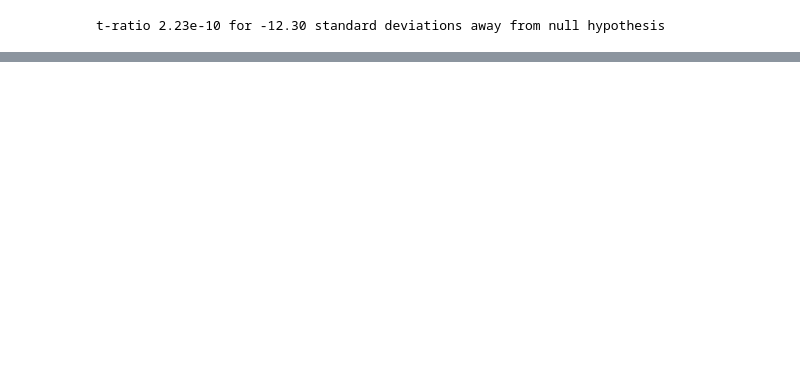
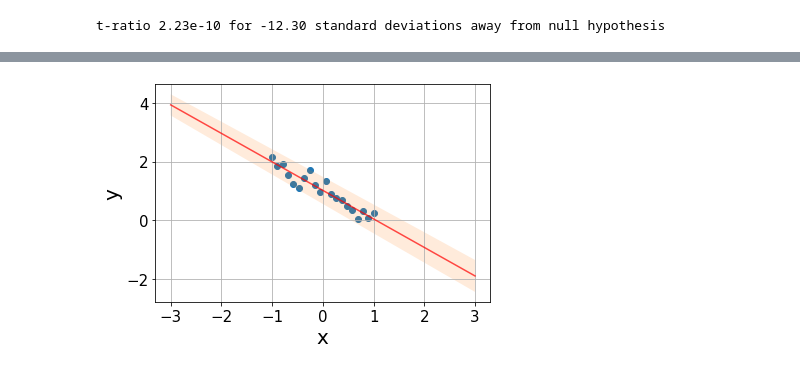
Before and after one commit to ScorpXOY/blog, a Jupyter notebook: _notebooks/2021-10-06-regression.ipynb, the cells around one changed output, grey strips where cells are left out. Saved outputs shown, nothing was run; the diff lists cells and outputs as text; code cells hidden in the pictures; blank space fills up the shorter version.

```diff
--- a/_notebooks/2021-10-06-regression.ipynb
+++ b/_notebooks/2021-10-06-regression.ipynb
@@ -83,8 +83,8 @@ considering that every term in the $SS$ can be expressed as $(y_i-a-bx_i)^2$.
 # %%
 x = np.linspace(-1, 1, n)
 std = 0.2
-ds = synthetic_data(x, a, b, std)
-b_est, a_est = np.polyfit(x, ds, 1)
+y = synthetic_data(x, a, b, std)
+b_est, a_est = np.polyfit(x, y, 1)
 fit = line(x, a_est, b_est)
 # %%
 #collapse-hide
@@ -146,9 +146,8 @@ For $SSR$ we have two DF $a, b$. However, since we have the constraint that the
 
 With these quantities, we can perform the ANOVA of our regression.
 # %%
-#collapse-hide
-grand_mean = ds.mean()
-sse = np.sum((ds - fit)**2)
+grand_mean = y.mean()
+sse = np.sum((y - fit)**2)
 ssr = np.sum((fit - grand_mean)**2)
 dfe, dfr = n-2, 1
 mse, msr = sse/dfe, ssr/dfr
@@ -194,0 +201,6 @@ More regression on next session ;)
+# %%
+#collapse-hide
+t_crit = 2.101 # two-sided 95% for 18 df
+conf = t_crit*eb
+print(f"The vlaue of the slope is {b_est:.4f}+-{conf:.4f}")
+print(f"The true value lies in ({b_est-conf:.4f}, {b_est+conf:.4f}) with 95% confidence.")
@@ -194,0 +220,18 @@ More regression on next session ;)
+# %%
+#collapse-hide
+s = np.sqrt(mse)
+m = 1
+xx = np.linspace(-3, 3, 100)
+pred = line(xx, a_est, b_est)
+interval = t_crit*s*np.sqrt(1/m + 1/n + (xx - x.mean())/ssx)
+# %%
+#collapse-hide
+plt.scatter(x, y)
+plt.plot(xx, pred, color='r', alpha=0.7)
+plt.fill_between(xx, pred + interval, pred - interval, alpha=0.15)
+plt.grid()
+plt.tick_params(labelsize=15)
+plt.xlabel("x", fontsize=20)
+plt.ylabel("y", fontsize=20);
+# %% [output]
+[figure, added]
```
Also changed, not shown: parts of 23 cells of this notebook.
